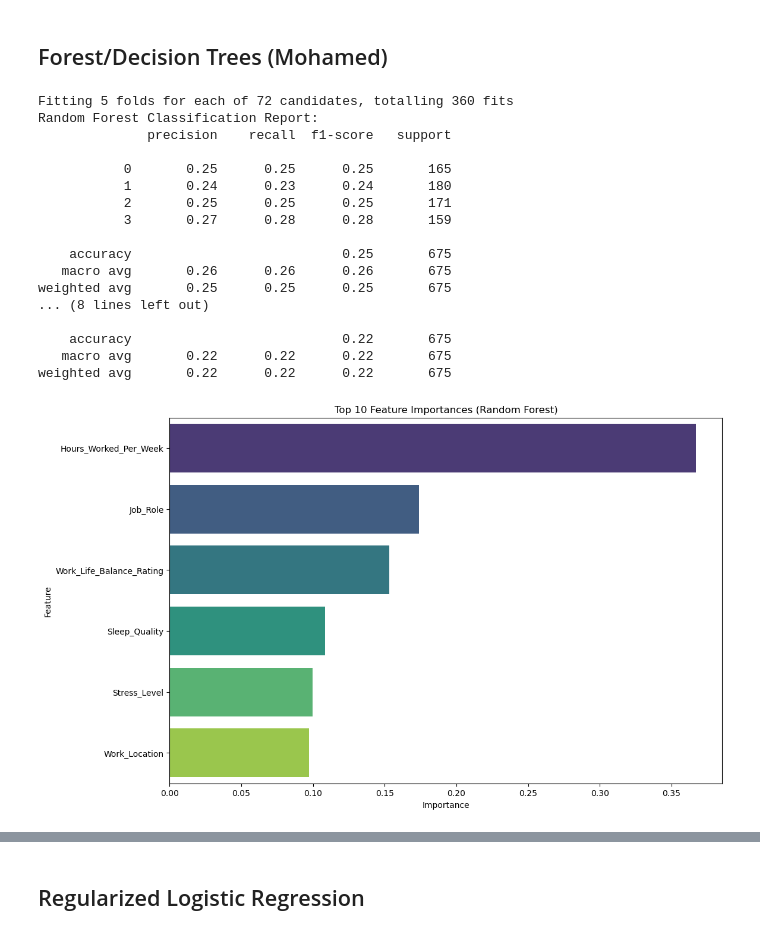
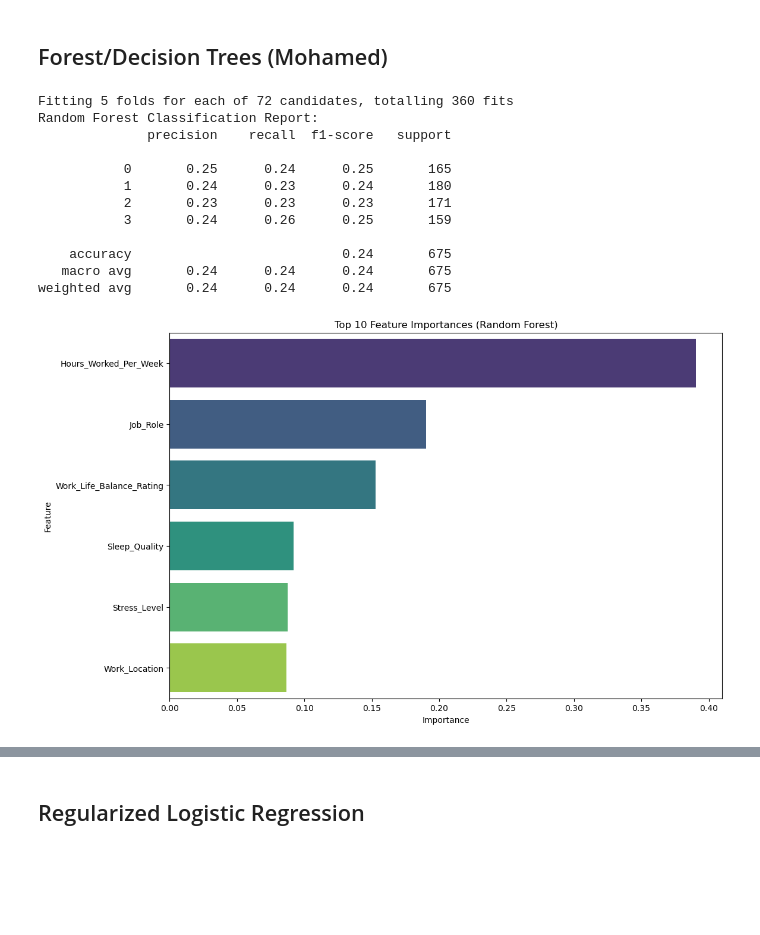
Before and after one commit to johnnyhuyhuynh/MindSpace, a Jupyter notebook: MindSpace-test.ipynb, the cells around one changed output, grey strips where cells are left out. Drawn from its saved outputs; the diff is of its cells as text; code cells hidden in the pictures; blank space fills up the shorter version.

```diff
--- a/MindSpace-test.ipynb
+++ b/MindSpace-test.ipynb
@@ -1334,7 +1334,7 @@ from imblearn.over_sampling import SMOTE
 from sklearn.ensemble import RandomForestClassifier
 from sklearn.model_selection import train_test_split, GridSearchCV
 from sklearn.metrics import classification_report, accuracy_score
-import xgboost as xgb
+#import xgboost as xgb
 import matplotlib.pyplot as plt
 import seaborn as sns
 
@@ -1373,54 +1373,49 @@ best_rf_model = grid_search_rf.best_estimator_
 
 # Step 5: Evaluate Random Forest Model
 y_pred_rf = best_rf_model.predict(X_test)
 print("Random Forest Classification Report:")
 print(classification_report(y_test, y_pred_rf))
 
 # XGBoost Model
-xgb_model = xgb.XGBClassifier(
-    objective='multi:softmax',  # Specify the multi-class objective
-    eval_metric='mlogloss',    # Replace "use_label_encoder" with "eval_metric"
-    random_state=42
-)
-xgb_model.fit(X_train_res, y_train_res)
+#xgb_model = xgb.XGBClassifier(
+#    objective='multi:softmax',  # Specify the multi-class objective
+#    eval_metric='mlogloss',    # Replace "use_label_encoder" with "eval_metric"
+#    random_state=42
+#)
+#xgb_model.fit(X_train_res, y_train_res)
 
 # Step 6: Evaluate XGBoost Model
-y_pred_xgb = xgb_model.predict(X_test)
-print("XGBoost Classification Report:")
-print(classification_report(y_test, y_pred_xgb))
+#y_pred_xgb = xgb_model.predict(X_test)
+#print("XGBoost Classification Report:")
+#print(classification_report(y_test, y_pred_xgb))
 
 # Step 7: Visualize feature importances for RandomForest
 feature_importances_rf = best_rf_model.feature_importances_
 importance_df_rf = pd.DataFrame({
     'Feature': X.columns,
     'Importance': feature_importances_rf
 }).sort_values(by='Importance', ascending=False)
 
 plt.figure(figsize=(12, 8))
 sns.barplot(data=importance_df_rf.head(10), x='Importance', y='Feature', palette='viridis', hue='Feature', dodge=False)
 plt.title('Top 10 Feature Importances (Random Forest)')
 plt.xlabel('Importance')
 plt.ylabel('Feature')
 plt.show()
 # %% [output]
 Fitting 5 folds for each of 72 candidates, totalling 360 fits
 Random Forest Classification Report:
               precision    recall  f1-score   support
 
-           0       0.25      0.25      0.25       165
+           0       0.25      0.24      0.25       165
            1       0.24      0.23      0.24       180
-           2       0.25      0.25      0.25       171
-           3       0.27      0.28      0.28       159
+           2       0.23      0.23      0.23       171
+           3       0.24      0.26      0.25       159
 
-    accuracy                           0.25       675
-   macro avg       0.26      0.26      0.26       675
-weighted avg       0.25      0.25      0.25       675
-... (8 lines left out)
-
-    accuracy                           0.22       675
-   macro avg       0.22      0.22      0.22       675
-weighted avg       0.22      0.22      0.22       675
+    accuracy                           0.24       675
+   macro avg       0.24      0.24      0.24       675
+weighted avg       0.24      0.24      0.24       675
-[figure, old version]
+[figure, new version]
 # %%
 # Import libraries
 import pandas as pd
```
Also changed, not shown: parts of 13 cells of this notebook.
